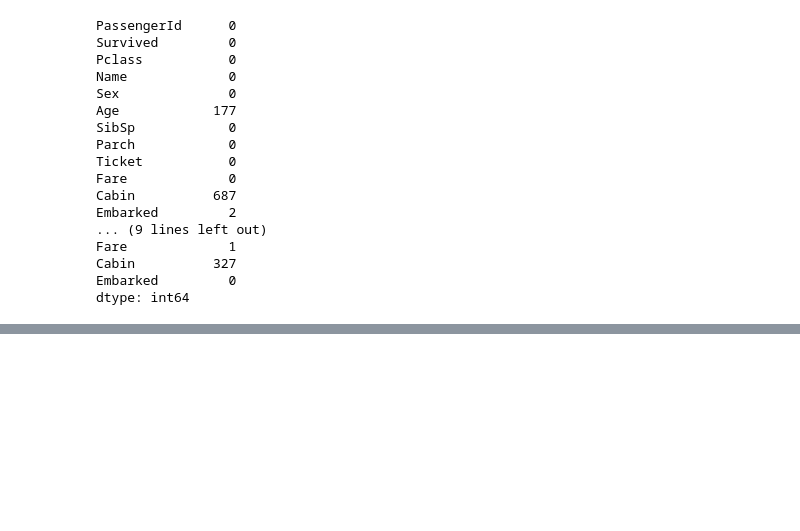
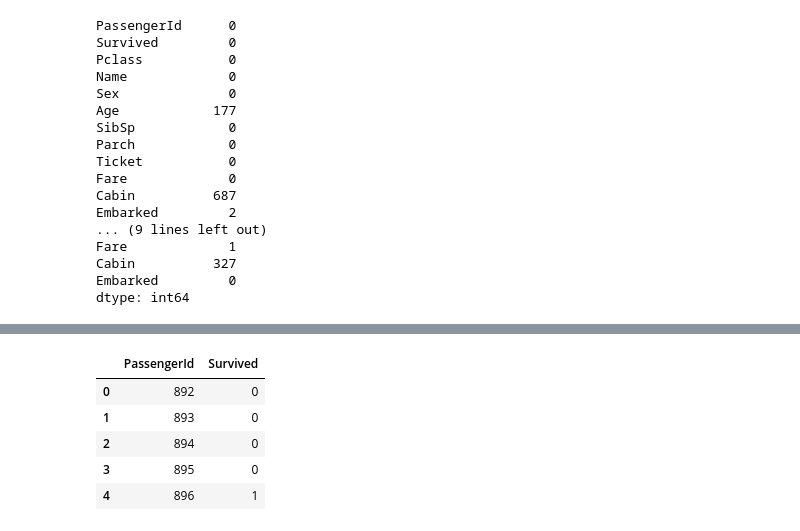
Before and after one commit to GarimaSharda/Kaggle-Knowledge-Project-Titanic, a Jupyter notebook: Kaggle_Titanic_project.ipynb, the cells around one changed output, grey strips where cells are left out. Cells and saved outputs as stored; diff of their text form; code cells hidden in the pictures; blank space fills up the shorter version.

```diff
--- a/Kaggle_Titanic_project.ipynb
+++ b/Kaggle_Titanic_project.ipynb
@@ -205,7 +173,0 @@ train, test = train.align(test, join="left", axis=1, fill_value=0)
-# %%
-for dataset in [train, test]:
-    dataset['Age'].fillna(dataset['Age'].median(), inplace=True)
-    dataset['Embarked'].fillna(dataset['Embarked'].mode()[0], inplace=True)
-    dataset.drop('Cabin', axis=1, inplace=True)
-
-test['Fare'].fillna(test['Fare'].median(), inplace=True)
@@ -229,0 +179,26 @@ For example, when doing 'df[col].method(value, inplace=True)', try using 'df.met
+# %%
+from sklearn.model_selection import train_test_split
+from sklearn.metrics import accuracy_score
+from sklearn.ensemble import RandomForestClassifier
+
+target = "Survived"
+drop_cols = ["PassengerId", "Name", "Ticket"]
+
+train_model = train.drop(columns=drop_cols)
+test_model = test.drop(columns=drop_cols + [target], errors="ignore")
+
+X = train_model.drop(columns=[target])
+y = train_model[target]
+
+X_train, X_valid, y_train, y_valid = train_test_split(
+    X, y, test_size=0.2, random_state=42, stratify=y
+)
+
+rf = RandomForestClassifier(
+    n_estimators=200,
+    max_depth=5,
+    random_state=42,
+    n_jobs=-1
+)
+rf.fit(X_train, y_train)
+print("Validation accuracy:", accuracy_score(y_valid, rf.predict(X_valid)))
@@ -229,0 +210,17 @@ For example, when doing 'df[col].method(value, inplace=True)', try using 'df.met
+# %%
+rf.fit(X, y)
+test_pred = rf.predict(test_model)
+
+submission = pd.DataFrame({
+    "PassengerId": test["PassengerId"],
+    "Survived": test_pred.astype(int)
+})
+submission.to_csv("submission.csv", index=False)
+submission.head()
+# %% [output]
+|  | PassengerId | Survived |
+| 0 | 892 | 0 |
+| 1 | 893 | 0 |
+| 2 | 894 | 0 |
+| 3 | 895 | 0 |
+| 4 | 896 | 1 |
```
Also changed, not shown: parts of 18 cells of this notebook.
